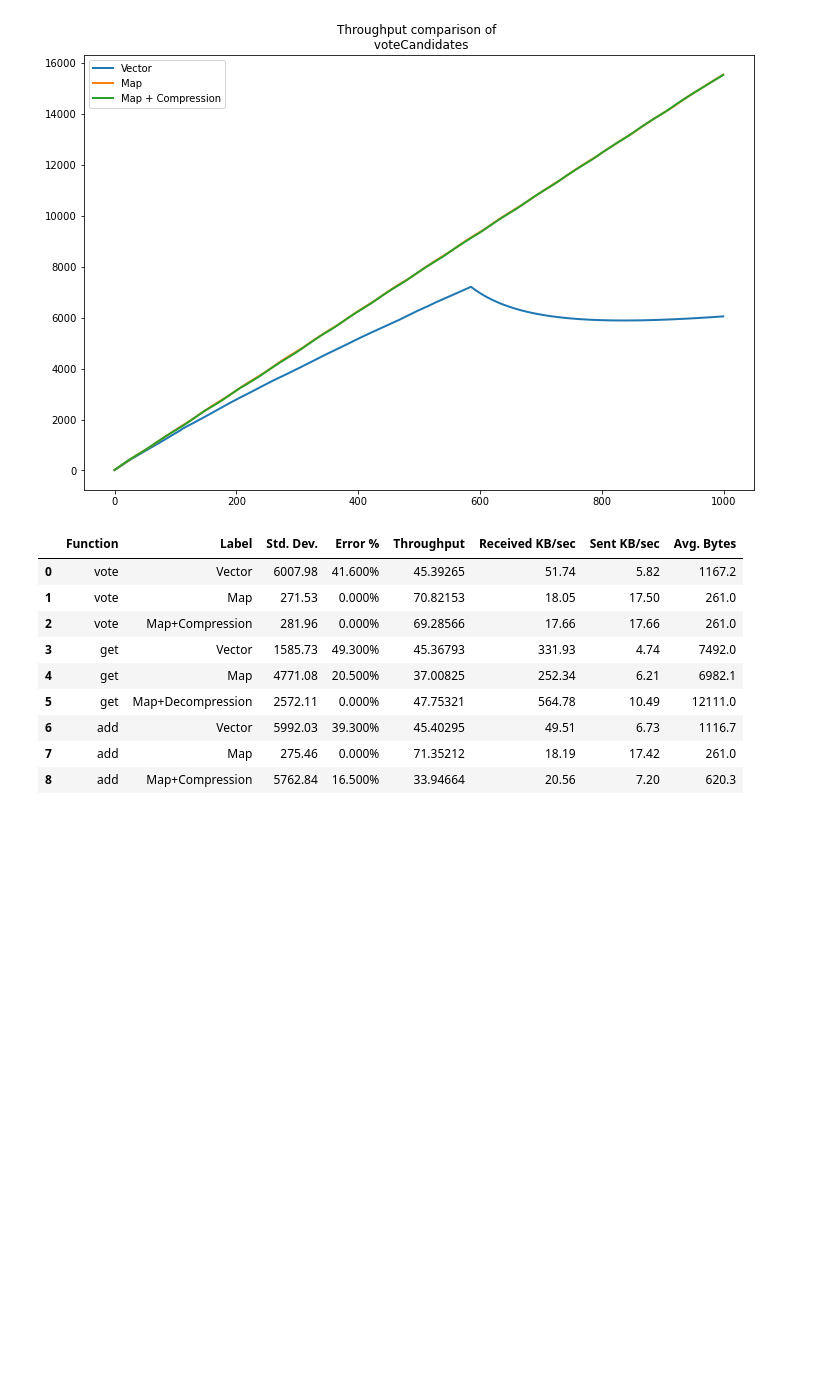
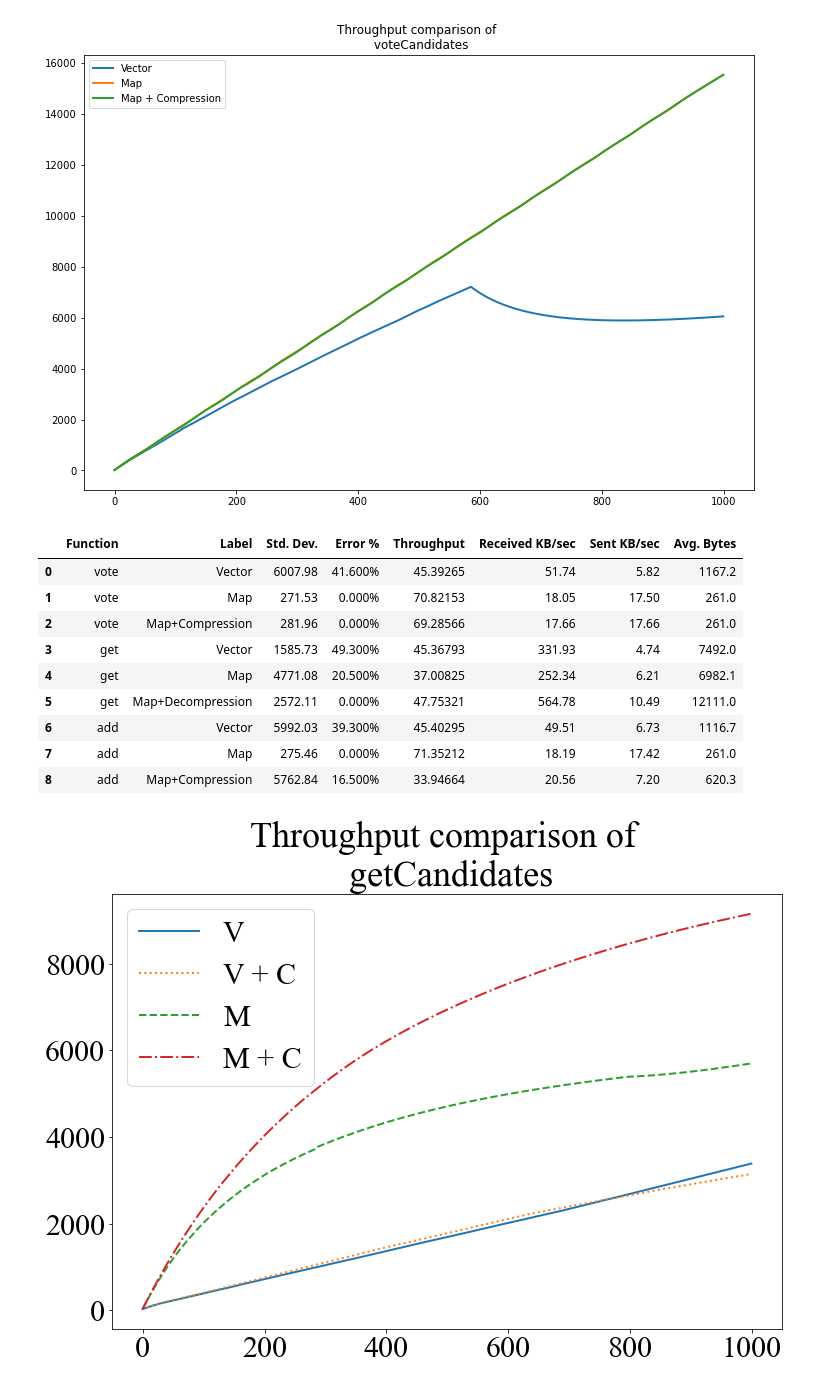
Before and after one commit to jasonliu96/NearVotingSystem, a Jupyter notebook: Evaluation/JMeter Analysis v4.ipynb, the cells around one changed output. Cells and saved outputs as stored; diff of their text form; code cells hidden in the pictures; blank space fills up the shorter version.

```diff
--- a/Evaluation/JMeter Analysis v4.ipynb
+++ b/Evaluation/JMeter Analysis v4.ipynb
@@ -27,6 +29,8 @@ vote_sum = load_summary(dir1+'Vote/Vote_1000T_Sum.csv', "vote")
 # %%
 get = load_dataset(dir1+'Get/Get_1000T_250.csv')
 get_sum = load_summary(dir1+'Get/Get_1000T_250_Sum.csv',"get")
+# %%
+get_vector_compressed = load_dataset(dir1+'Get/Get_1000T_250_Decompressed.csv')
 # %%
 add_v2 = load_dataset(dir2+'Add/Add_1000T.csv')
 add_sum_v2 = load_summary(dir2+'Add/Add_1000T_sum.csv',"add")
@@ -193,3 +197,19 @@ final_summary
 | 6 | add | Vector | 5992.03 | 39.300% | 45.40295 | 49.51 | 6.73 | 1116.7 |
 | 7 | add | Map | 275.46 | 0.000% | 71.35212 | 18.19 | 17.42 | 261.0 |
 | 8 | add | Map+Compression | 5762.84 | 16.500% | 33.94664 | 20.56 | 7.20 | 620.3 |
+# %%
+plt.rcParams.update({'font.size': 30})
+plt.rcParams["font.family"] = "Times New Roman"
+# %%
+fig, ax = plt.subplots()
+fig.set_figheight(8)
+fig.set_figwidth(12)
+ax.plot(range(0,1000), get.throughput, linewidth=2.0, label="V")
+ax.plot(range(0,1000), get_vector_compressed.throughput, linewidth=2.0, label="V + C", linestyle = "dotted")
+ax.plot(range(0,1000), get_v2.throughput, linewidth=2.0, label="M", linestyle = "dashed")
+ax.plot(range(0,1000), get_compressed_v2.throughput, linewidth=2.0, label="M + C", linestyle = "dashdot")
+ax.title.set_text('Throughput comparison of \n getCandidates')
+ax.legend(loc="upper left")
+plt.savefig('GetCandidatesV2.png', dpi=800)
+# %% [output]
+[figure, added]
```
Also changed, not shown: parts of 4 cells of this notebook, 2 other files.
